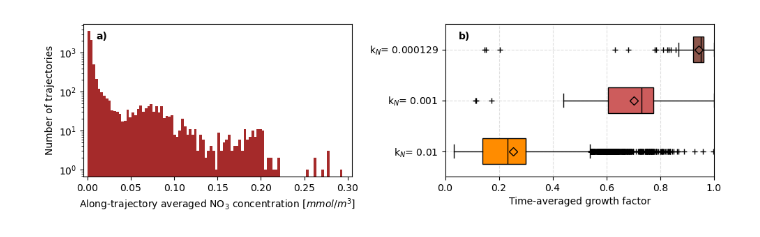
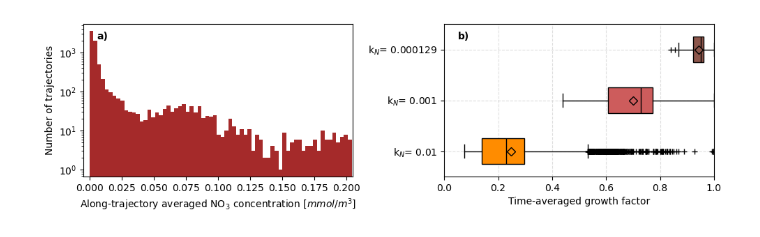
Before and after one commit to Parcels-code/Sargassum_growth_model, a Jupyter notebook: Manuscript_Figures/Figure3.ipynb, the cells around one changed output. Saved outputs shown, nothing was run; the diff lists cells and outputs as text; code cells hidden in the pictures.

Commit message:
Updating Figure 3 to latest data

```diff
--- a/Manuscript_Figures/Figure3.ipynb
+++ b/Manuscript_Figures/Figure3.ipynb
@@ -21,7 +21,8 @@ names = ['k$_N$= 0.01', 'k$_N$= 0.001', 'k$_N$= 0.000129']
 for i, dframe in enumerate(df):
     last_time = dframe.select(pl.col("time").max()).item()
     df_reaching_last_time = dframe.filter(
-        pl.col("time").max().over("particle_id") == last_time
+        (pl.col("time").max().over("particle_id") == last_time) &
+        (pl.col("stranded").last().over("particle_id") == False)
     )
 
     if i == 1:
@@ -36,7 +37,7 @@ for i, dframe in enumerate(df):
         ax[0].hist(data[~np.isnan(data)], bins=100, range=(0, 0.3), log=True, color='brown')
         ax[0].set_xlabel('Along-trajectory averaged NO$_3$ concentration [$mmol / m^3$]')
         ax[0].set_ylabel('Number of trajectories')
-        ax[0].set_xlim(-0.005, 0.305)
+        ax[0].set_xlim(-0.005, 0.205)
 
     data = (
         df_reaching_last_time
@@ -48,31 +49,31 @@ for i, dframe in enumerate(df):
 
     ax[1].boxplot(
         data[~np.isnan(data)],
         positions=[i],
         widths=0.5,
         patch_artist=True,
         orientation='horizontal',
         boxprops=dict(facecolor=colors[i]),
         medianprops=dict(color='black'),
         showmeans=True,
         meanprops = dict(marker='D',markeredgecolor='black', markerfacecolor=colors[i]),
         sym='+'
     )
 
 for i, name in enumerate(names):
     ax[1].plot([], [], color=colors[i], label=name)
 ax[1].set_yticks(range(len(names)))
 ax[1].set_yticklabels(names)
 ax[1].set_xlabel('Time-averaged growth factor')
 ax[1].set_xlim(0,1)
 ax[1].grid( linestyle='--', alpha=0.4)
 
 for i, label in enumerate(['a)', 'b)']):
     ax[i].text(0.05, 0.95, label, transform=ax[i].transAxes,
                fontsize=10, fontweight='bold', va='top')
 
 plt.tight_layout()
 fig.savefig('Figures/Figure3.pdf', bbox_inches='tight', dpi=300)
 plt.show()
 # %% [output]
-[figure, old version]
+[figure, new version]
```
Also changed, not shown: 1 other file.
